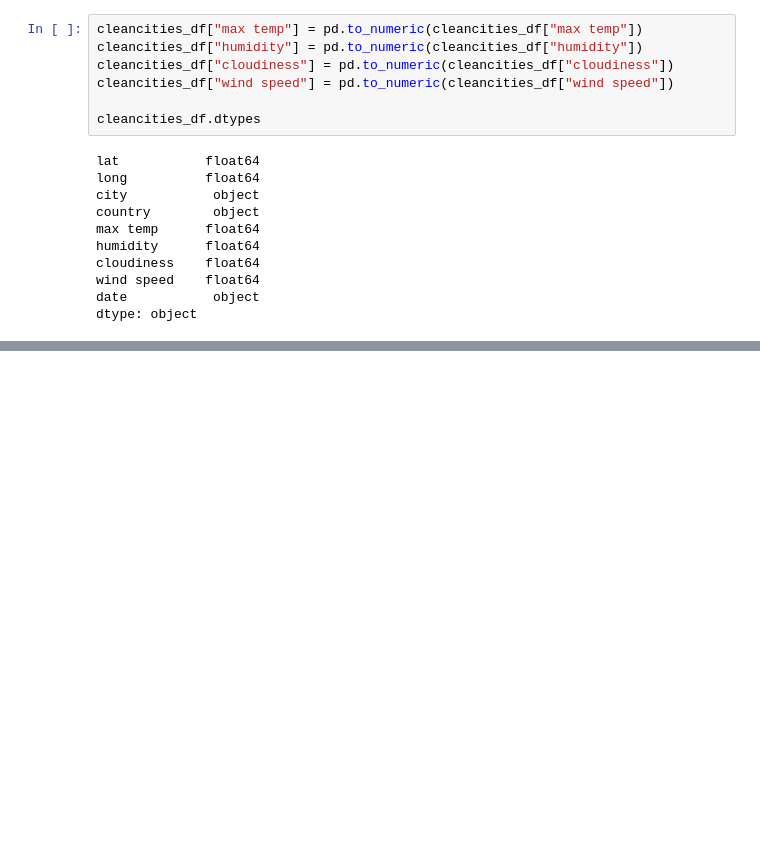
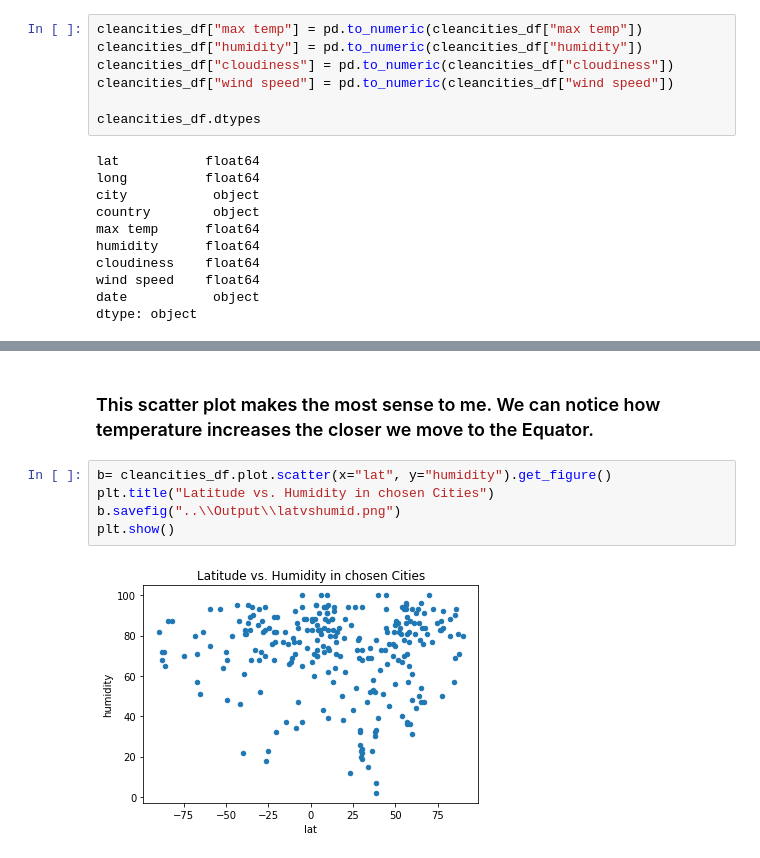
Before and after one commit to RoLDT/python-api-challenge, a Jupyter notebook: WeatherPy/WeatherPy.ipynb, the cells around one changed output, grey strips where cells are left out. Drawn from its saved outputs; the diff is of its cells as text; blank space fills up the shorter version.

Commit message:
Finished the Weatherpy exercise. Will now move onto the Vacationpy exercise.

```diff
--- a/WeatherPy/WeatherPy.ipynb
+++ b/WeatherPy/WeatherPy.ipynb
@@ -195,0 +205,9 @@ dtype: object
+# %% [markdown]
+### This scatter plot makes the most sense to me. We can notice how temperature increases the closer we move to the Equator.
+# %%
+b= cleancities_df.plot.scatter(x="lat", y="humidity").get_figure()
+plt.title("Latitude vs. Humidity in chosen Cities")
+b.savefig("..\\Output\\latvshumid.png")
+plt.show()
+# %% [output]
+[figure, added]
```
Also changed, not shown: parts of 32 cells of this notebook, 13 other files.
